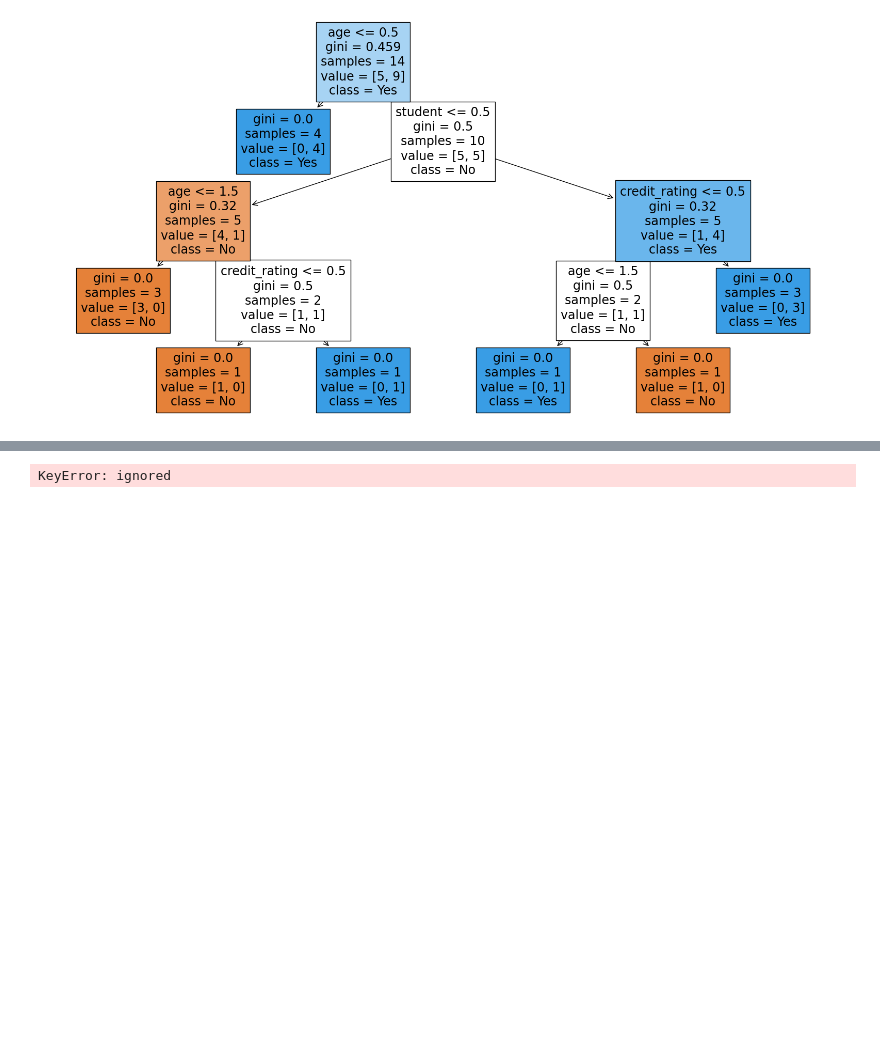
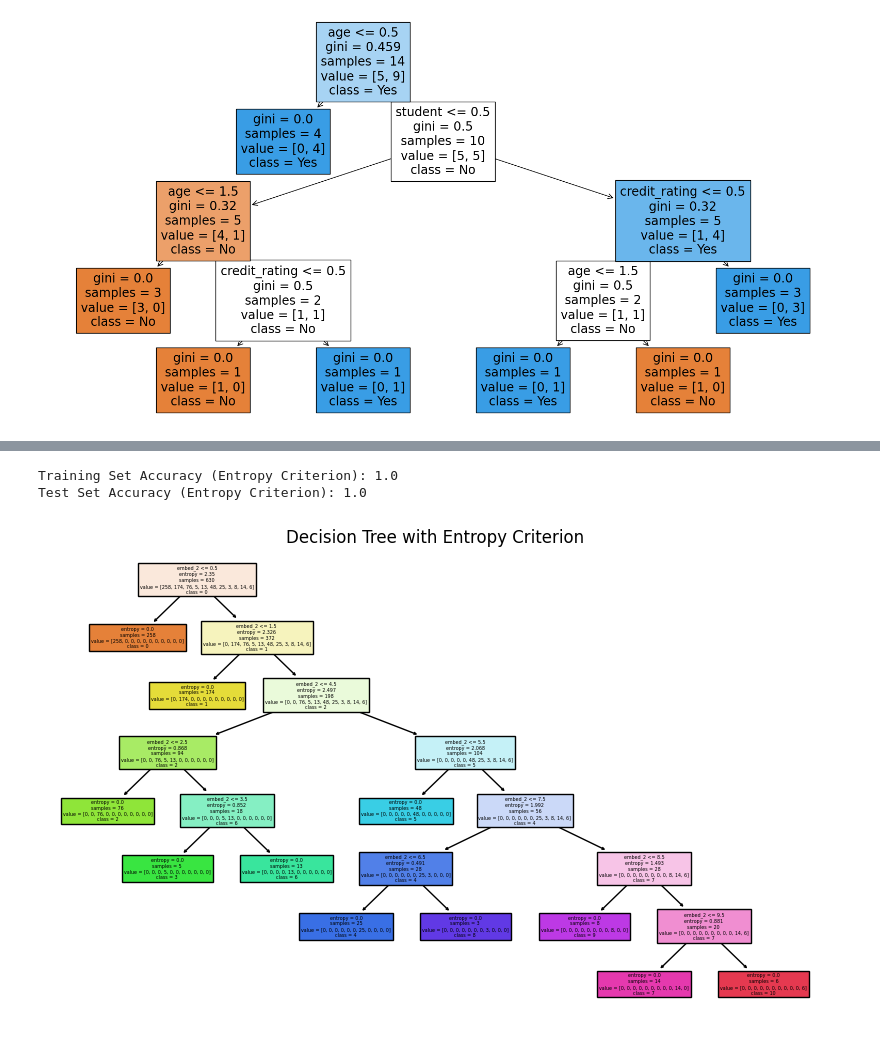
Before and after one commit to Sravan123123/ml, a Jupyter notebook: MACHINE_LEARNING_LAB4_21203.ipynb, the cells around one changed output, grey strips where cells are left out. Cells and saved outputs as stored; diff of their text form; code cells hidden in the pictures; blank space fills up the shorter version.

```diff
--- a/MACHINE_LEARNING_LAB4_21203.ipynb
+++ b/MACHINE_LEARNING_LAB4_21203.ipynb
@@ -310,38 +314,39 @@ from sklearn.tree import plot_tree
 
 
 # Separate features (X) and target (y)
-X = df[['embed_1', 'embed_2']]
+X = df[['Id', 'Label']]
 y = df['Label']
-
 # Split the data into training and test sets (70% training, 30% test)
 Tr_X, Te_X, Tr_y, Te_y = train_test_split(X, y, test_size=0.3, random_state=42)
 
 # Create a Decision Tree classifier with entropy criterion
 model_entropy = DecisionTreeClassifier(criterion="entropy")
 
 # Fit the model on the training data
 model_entropy.fit(Tr_X, Tr_y)
 
 # Training Set accuracy with entropy criterion
 train_accuracy_entropy = model_entropy.score(Tr_X, Tr_y)
 
 # Test Set Accuracy with entropy criterion
 test_accuracy_entropy = model_entropy.score(Te_X, Te_y)
 
 print(f"Training Set Accuracy (Entropy Criterion): {train_accuracy_entropy}")
 print(f"Test Set Accuracy (Entropy Criterion): {test_accuracy_entropy}")
 
 # Convert class labels to strings
 class_names = df['Label'].unique().astype(str).tolist()
 
 
 # Plot the Decision Tree with entropy criterion
 plt.figure(figsize=(10, 6))
 plot_tree(model_entropy, filled=True, feature_names=['embed_1', 'embed_2'], class_names=class_names)
 plt.title("Decision Tree with Entropy Criterion")
 plt.show()
 # %% [output]
-KeyError: ignored
+Training Set Accuracy (Entropy Criterion): 1.0
+Test Set Accuracy (Entropy Criterion): 1.0
+[figure, added]
 # %%
 import pandas as pd
 from sklearn.tree import DecisionTreeClassifier
```
Also changed, not shown: parts of 3 cells of this notebook.
